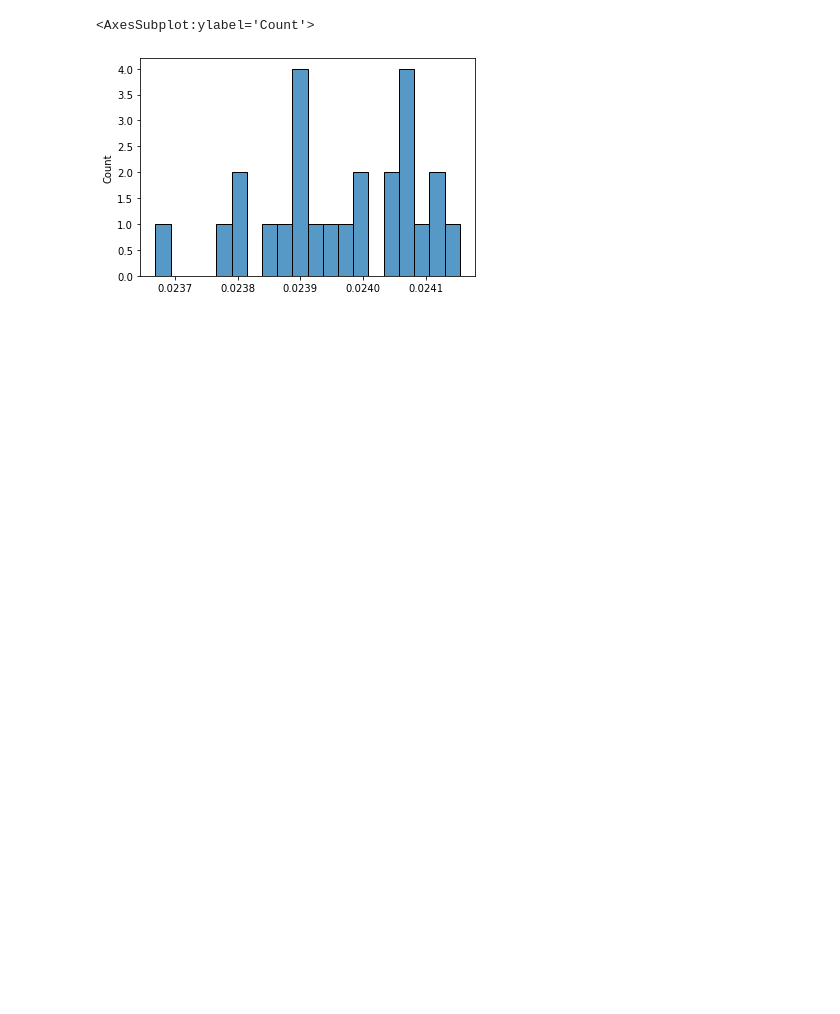
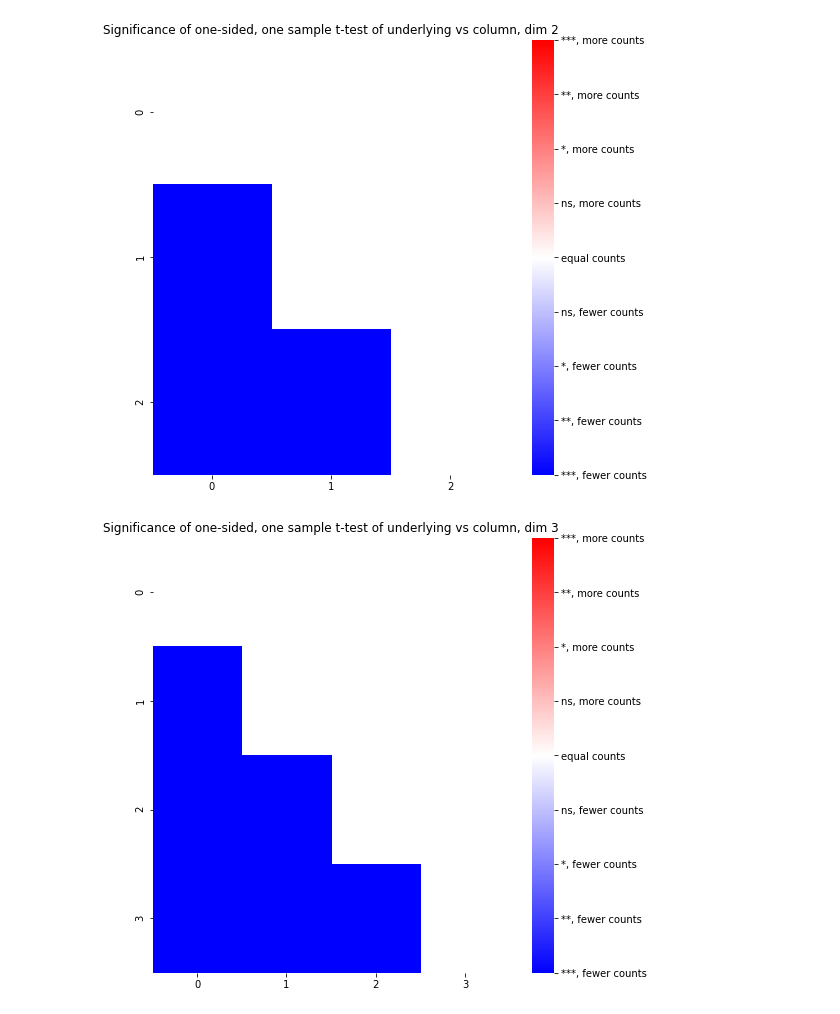
Before and after one commit to matsantoro/counting_motifs, a Jupyter notebook: ttests.ipynb, the cells around one changed output. Drawn from its saved outputs; the diff is of its cells as text; code cells hidden in the pictures; blank space fills up the shorter version.

```diff
--- a/ttests.ipynb
+++ b/ttests.ipynb
@@ -20,8 +18,3 @@ samples = [elem[3][1][0] for elem in bcounts]
-# %%
-sns.histplot(samples, bins=20)
-# %% [output]
-<AxesSubplot:ylabel='Count'>
-[figure, removed]
 # %%
 column_bcounts = pickle.load(open(Path("data/bcounts/column").glob("**/bcounts.pkl").__next__(),'rb'))
 # %%
@@ -66,0 +92,6 @@ def plot_ostt(statistic_matrices, pvalue_matrices, diff_matrices, max_dim = 6, n
+# %%
+s, p, d = compute_ostt(bcounts, column_bcounts)
+plot_significance_groups(s, p, d, 7, "significance_absolute")
+# %% [output]
+[figure, added]
+[figure, added]
```
Also changed, not shown: parts of 8 cells of this notebook, 11 other files.
